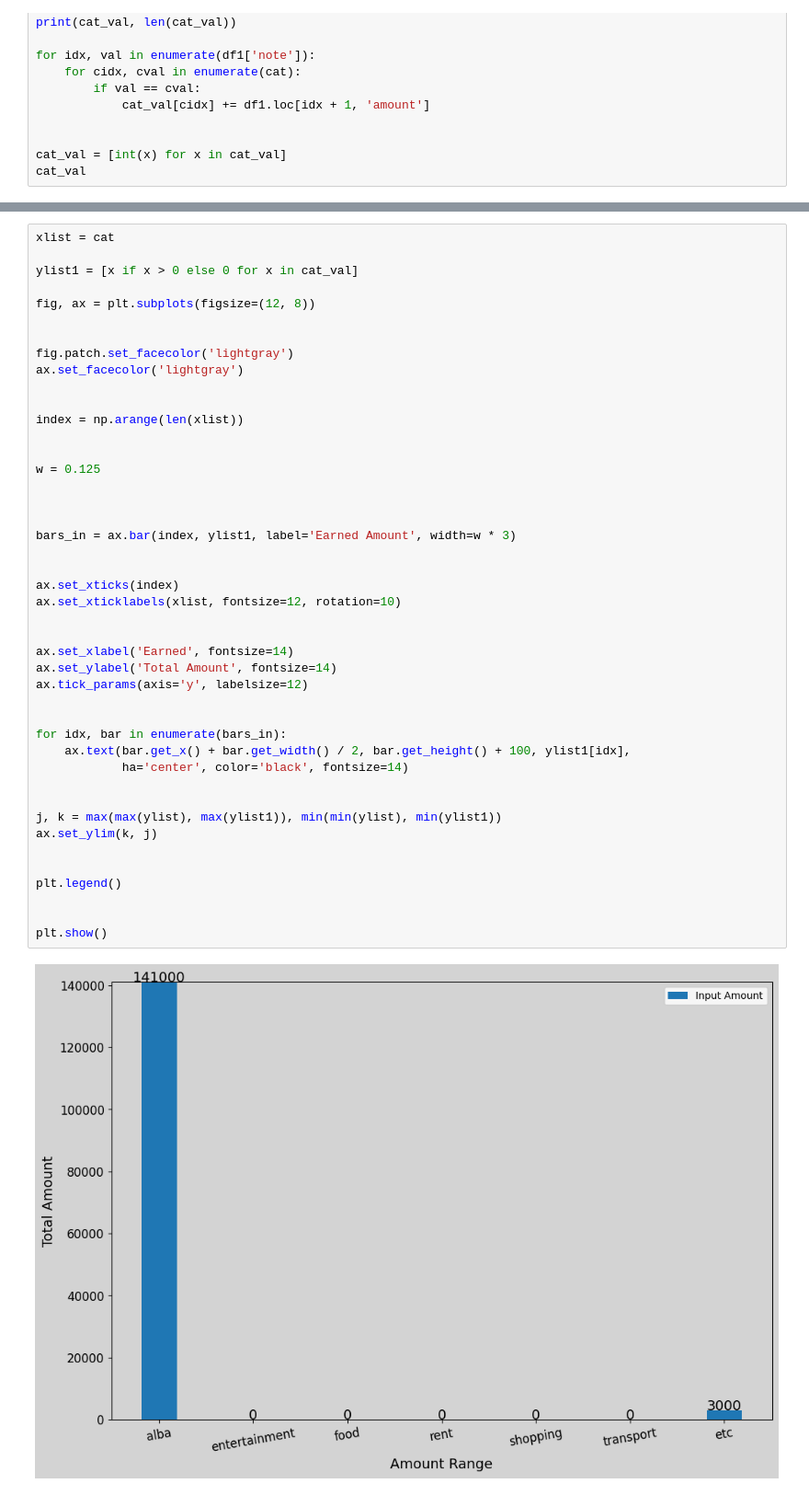
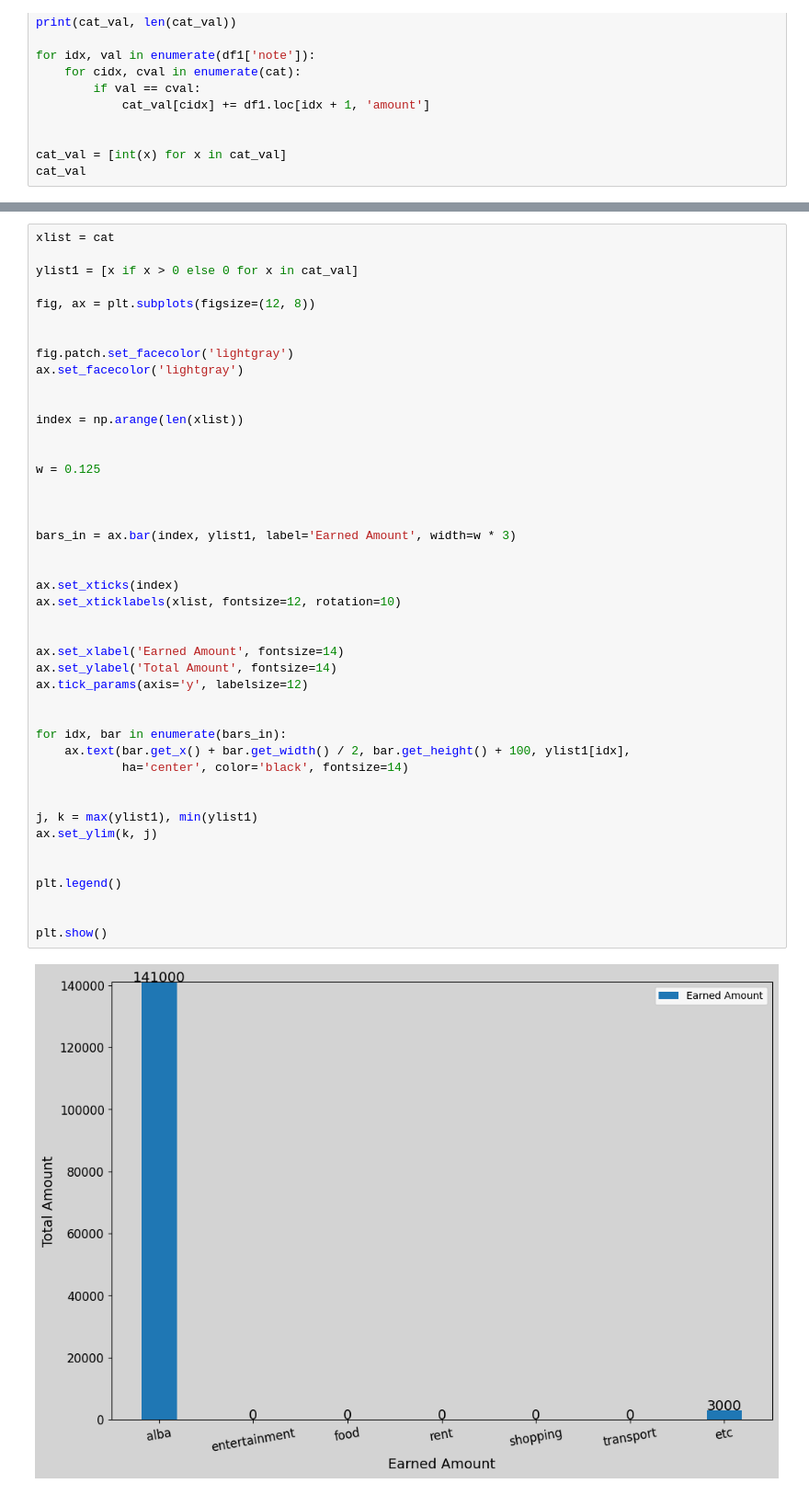
Before and after one commit to MovingJu/Activities, a Jupyter notebook: bar_plot.ipynb, the cells around one changed output, grey strips where cells are left out. Shown at 92% size. Saved outputs shown, nothing was run; the diff lists cells and outputs as text.

```diff
--- a/bar_plot.ipynb
+++ b/bar_plot.ipynb
@@ -192,33 +188,33 @@ index = np.arange(len(xlist))
 
 
 w = 0.125
 
 
 
 bars_in = ax.bar(index, ylist1, label='Earned Amount', width=w * 3)
 
 
 ax.set_xticks(index)
 ax.set_xticklabels(xlist, fontsize=12, rotation=10)
 
 
-ax.set_xlabel('Earned', fontsize=14)
+ax.set_xlabel('Earned Amount', fontsize=14)
 ax.set_ylabel('Total Amount', fontsize=14)
 ax.tick_params(axis='y', labelsize=12)
 
 
 for idx, bar in enumerate(bars_in):
     ax.text(bar.get_x() + bar.get_width() / 2, bar.get_height() + 100, ylist1[idx],
             ha='center', color='black', fontsize=14)
 
 
-j, k = max(max(ylist), max(ylist1)), min(min(ylist), min(ylist1))
+j, k = max(ylist1), min(ylist1)
 ax.set_ylim(k, j)
 
 
 plt.legend()
 
 
 plt.show()
 # %% [output]
-[figure, old version]
+[figure, new version]
```
Also changed, not shown: parts of 1 cell of this notebook.
